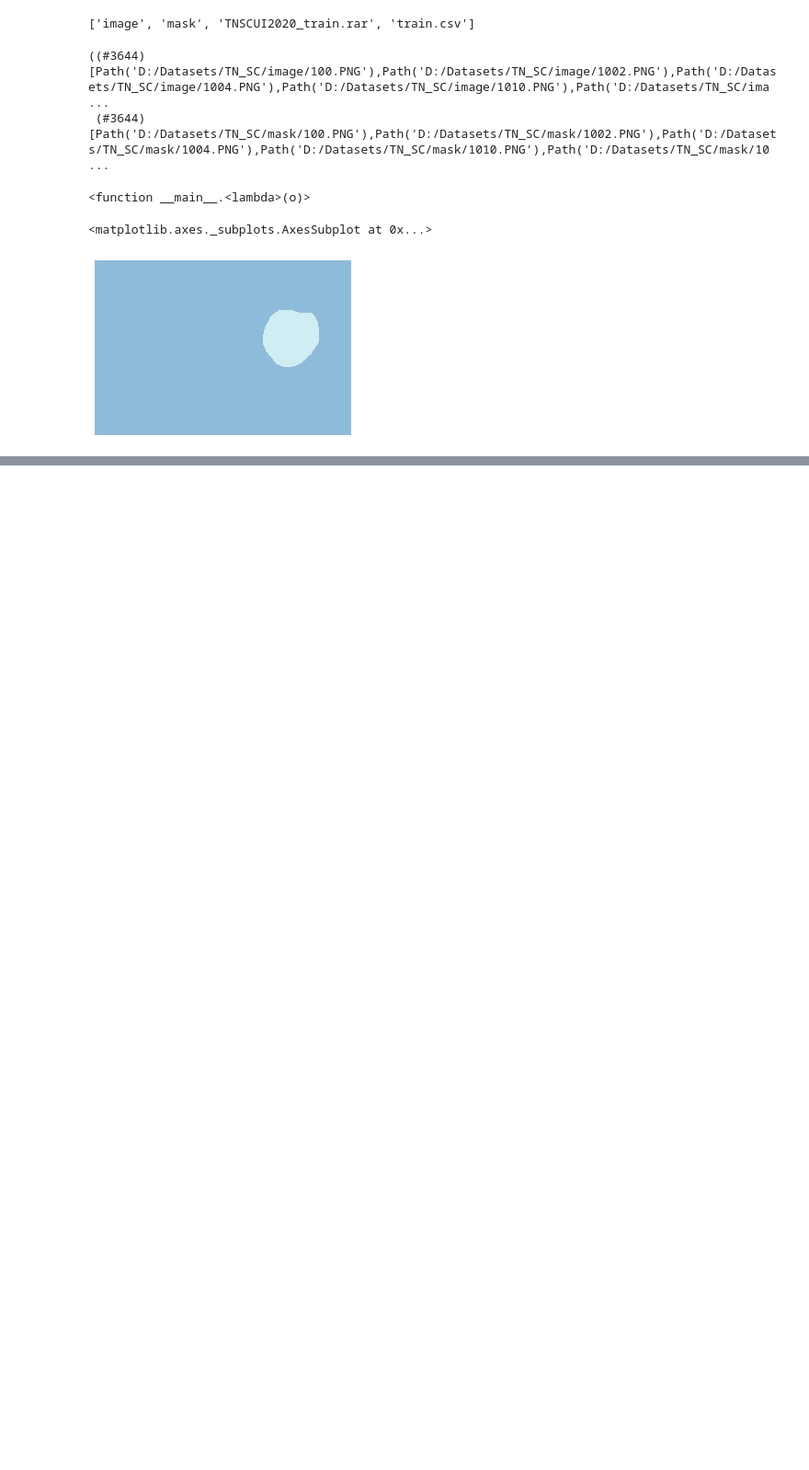
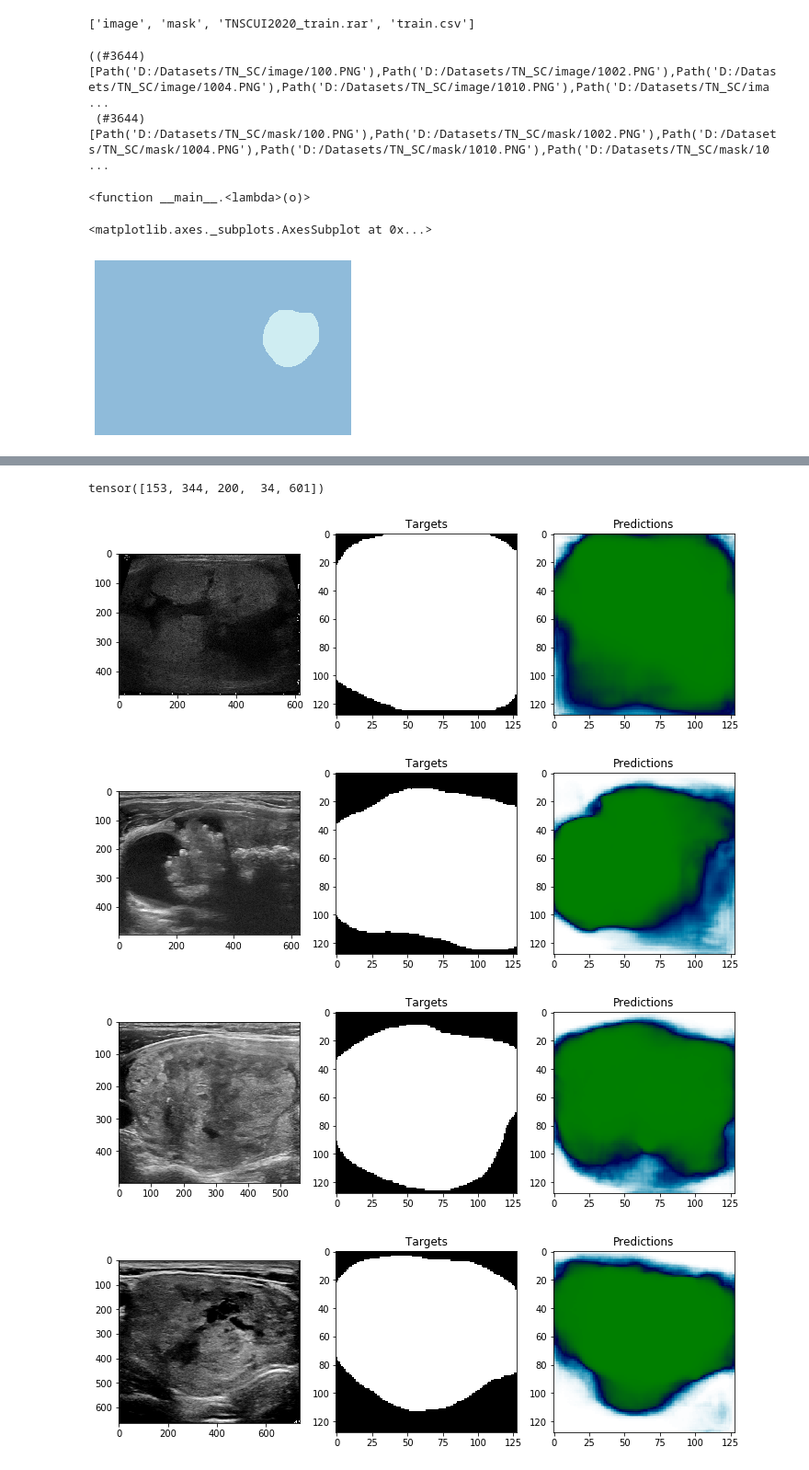
Before and after one commit to asvcode/TN_SC, a Jupyter notebook: TN_SC.ipynb, the cells around one changed output, grey strips where cells are left out. Shown: that part at 92% size. Cells and saved outputs as stored; diff of their text form; code cells hidden in the pictures; blank space fills up the shorter version.

```diff
--- a/TN_SC.ipynb
+++ b/TN_SC.ipynb
@@ -69,0 +113,2 @@ dls = tnsc.dataloaders(path/'image', bs=2, num_workers=0)
+# %%
+preds, ys = learn.get_preds()
@@ -69,0 +121,4 @@ dls = tnsc.dataloaders(path/'image', bs=2, num_workers=0)
+# %%
+preds2 = preds[:,1,...]
+ys = ys.squeeze()
+len(ys)
@@ -88,0 +131,19 @@ learn.show_results(max_n=4, figsize=(7,8))
+# %%
+rows=5
+plot_idx = ys.sum((1,2)).sort(descending=True).indices[:rows]
+plot_idx
+# %% [output]
+tensor([153, 344, 200,  34, 601])
+# %%
+for idx in plot_idx:
+    fig, (ax0, ax1, ax2) = plt.subplots(ncols=3, figsize=(12, 4))
+    ax0.imshow(dls.valid_ds[idx][0])
+    ax1.imshow(ys[idx], vmin=0, vmax=1)
+    ax2.imshow(preds[idx][0], vmin=0, vmax=1, cmap=plt.cm.ocean)
+    ax1.set_title('Targets')
+    ax2.set_title('Predictions')
+# %% [output]
+[figure, added]
+[figure, added]
+[figure, added]
+[figure, added]
```
Also changed, not shown: parts of 39 cells of this notebook.
